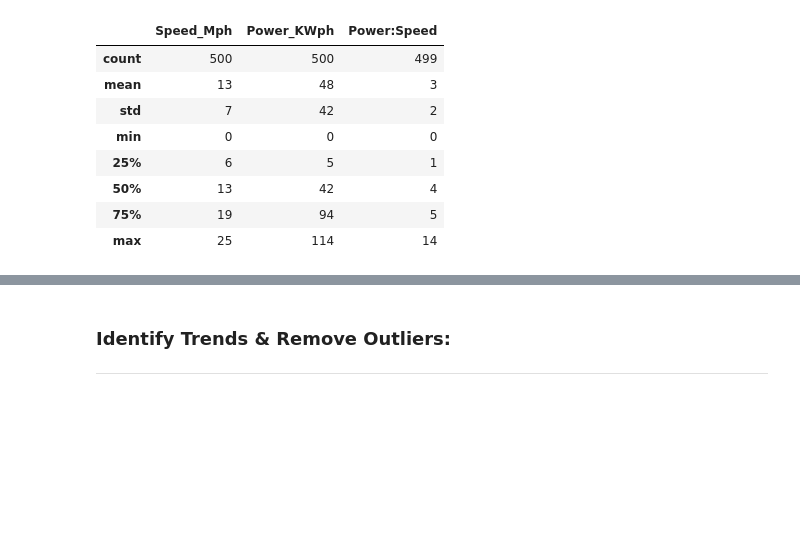
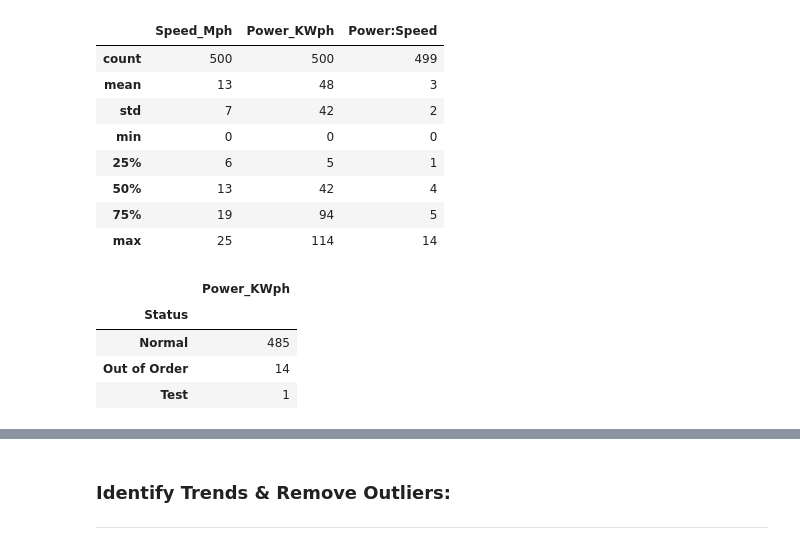
Before and after one commit to Fiona-600/Data-Analytics-2020-Project, a Jupyter notebook: Final Project 2020.ipynb, the cells around one changed output, grey strips where cells are left out. Drawn from its saved outputs; the diff is of its cells as text; code cells hidden in the pictures; blank space fills up the shorter version.

```diff
--- a/Final Project 2020.ipynb
+++ b/Final Project 2020.ipynb
@@ -144,4 +146,12 @@ df.describe()
 | 50% | 13 | 42 | 4 |
 | 75% | 19 | 94 | 5 |
 | max | 25 | 114 | 14 |
+# %%
+df[['Status','Power_KWph']].groupby(['Status']).count()
+# %% [output]
+|  | Power_KWph |
+| Status |  |
+| Normal | 485 |
+| Out of Order | 14 |
+| Test | 1 |
 # %%
```
Also changed, not shown: parts of 23 cells of this notebook.
